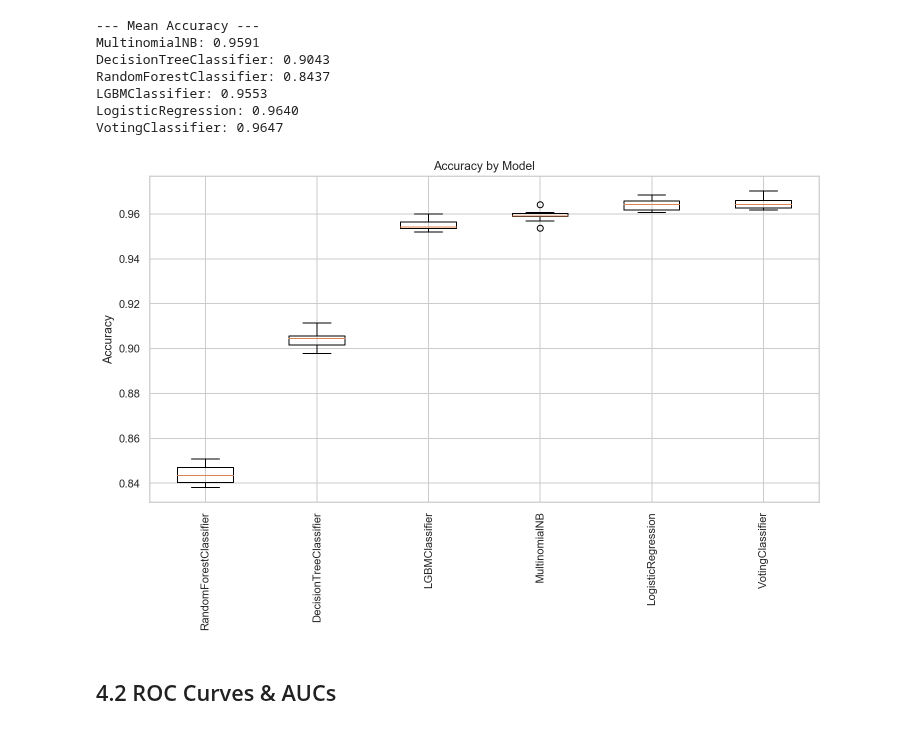
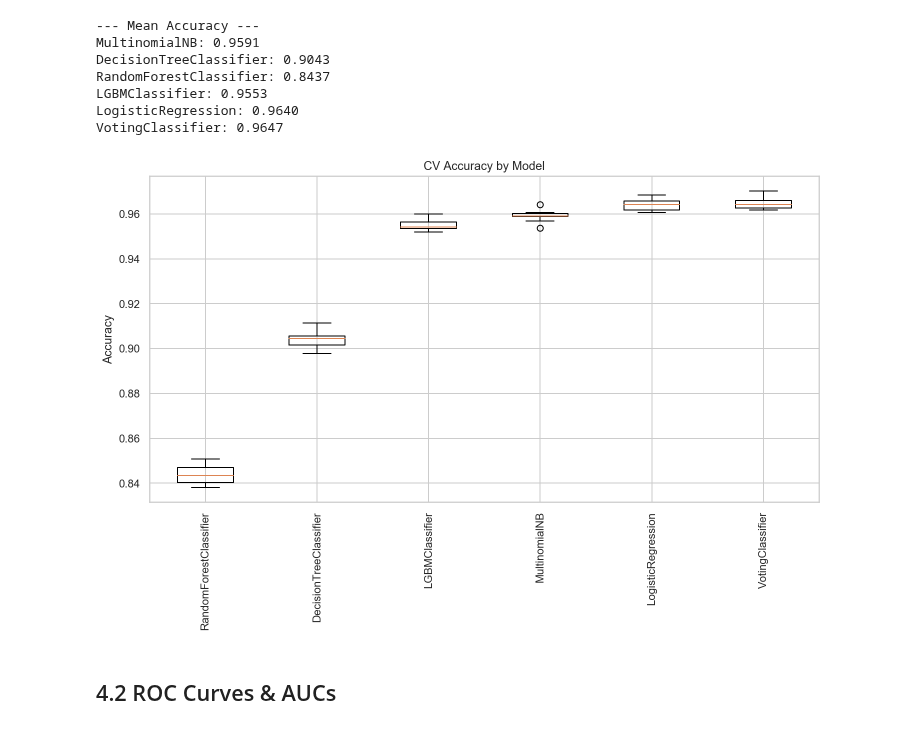
Before and after one commit to jp-hong/phish_classifier, a Jupyter notebook: classifier/02_Modeling.ipynb, the cells around one changed output. Saved outputs shown, nothing was run; the diff lists cells and outputs as text; code cells hidden in the pictures.

```diff
--- a/classifier/02_Modeling.ipynb
+++ b/classifier/02_Modeling.ipynb
@@ -317,12 +317,12 @@ labels = [
 # %%
 plt.figure(figsize=(12, 6))
 plt.boxplot(data)
 plt.xticks(ticks=range(1, 7), labels=labels, rotation=90)
-plt.title("Accuracy by Model")
+plt.title("CV Accuracy by Model")
 plt.ylabel("Accuracy")
 plt.show()
 # %% [output]
-[figure, old version]
+[figure, new version]
 # %% [markdown]
 ## 4.2 ROC Curves & AUCs
 # %%
```
